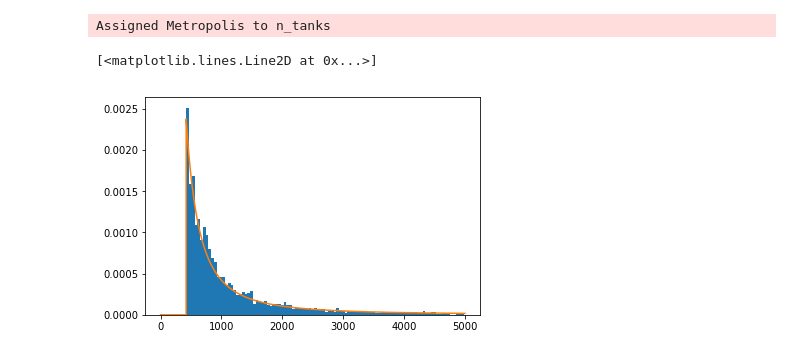
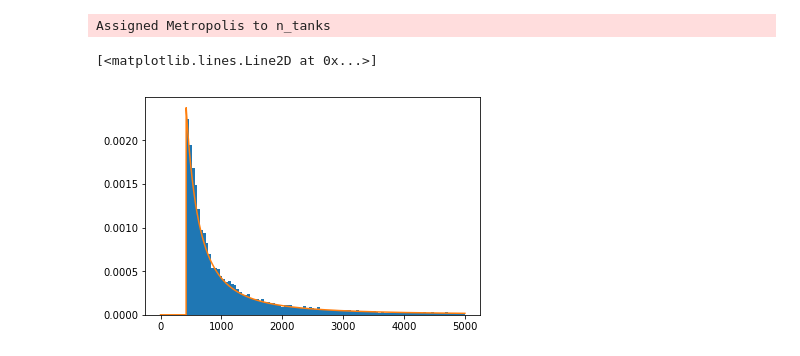
Before and after one commit to aenfield/random, a Jupyter notebook: ProbabilisticProgrammingFromScratch.ipynb, the cells around one changed output. Drawn from its saved outputs; the diff is of its cells as text; code cells hidden in the pictures.

```diff
--- a/ProbabilisticProgrammingFromScratch.ipynb
+++ b/ProbabilisticProgrammingFromScratch.ipynb
@@ -180,7 +181,11 @@ plt.plot(tank_bins, [analytic_solution(x, captured_tank_serial_nums) for x in ta
 [figure]
 # %%
 from pymc3 import DiscreteUniform, Model, sample
+# %%
+analytic_results = [analytic_solution(x, captured_tank_serial_nums) for x in tank_bins]
 # %%
+num_samples = 50000
+
 with Model():
     n_tanks = DiscreteUniform('n_tanks',
                               lower = max(captured_tank_serial_nums),
@@ -188,13 +193,13 @@ with Model():
     obs = DiscreteUniform('obs', lower = 0, upper = n_tanks,
                           observed = captured_tank_serial_nums)
 
-    trace = sample(100000)
+    trace = sample(num_samples)
 # %% [output]
 Assigned Metropolis to n_tanks
 # %%
-burn_in = 1000
+burn_in = int(num_samples * 0.1)
 plt.hist(trace[burn_in:].get_values('n_tanks'), normed=True, bins=100)
-plt.plot(tank_bins, [analytic_solution(x, captured_tank_serial_nums) for x in tank_bins])
+plt.plot(tank_bins, analytic_results)
 # %% [output]
 [<matplotlib.lines.Line2D at 0x...>]
-[figure, old version]
+[figure, new version]
```
Also changed, not shown: parts of 2 cells of this notebook.
